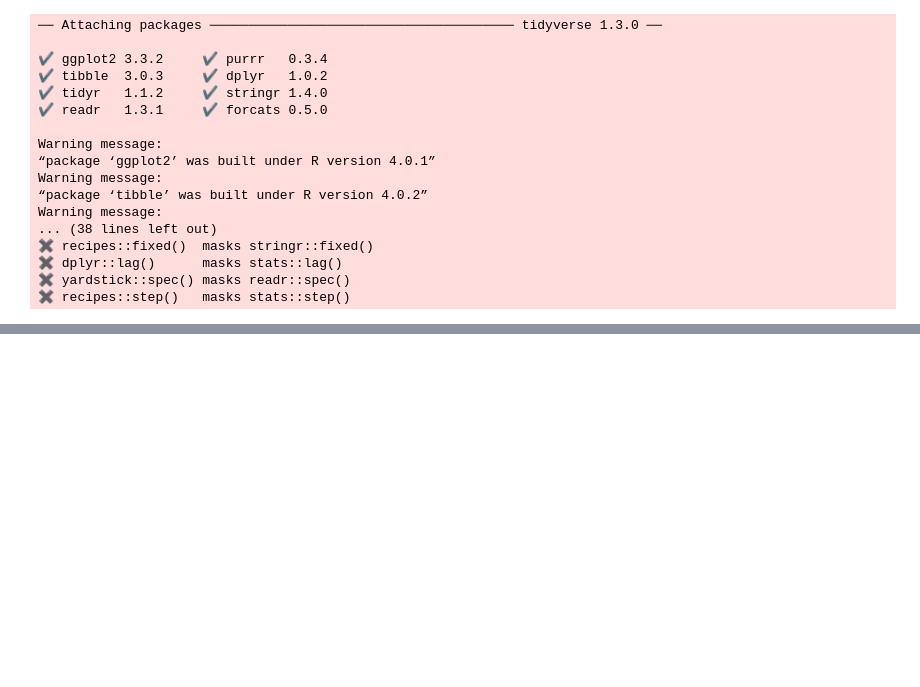
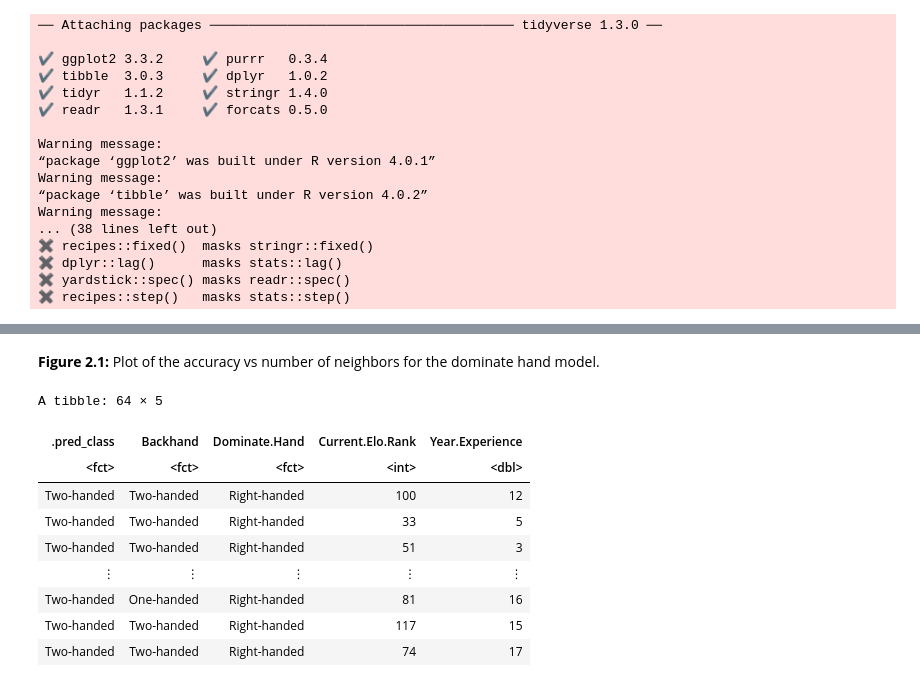
Before and after one commit to J4mesAcastor/group5_player_stats, a Jupyter notebook: Report.ipynb, the cells around one changed output, grey strips where cells are left out. Cells and saved outputs as stored; diff of their text form; code cells hidden in the pictures; blank space fills up the shorter version.

```diff
--- a/Report.ipynb
+++ b/Report.ipynb
@@ -212,3 +285,5 @@ dominate_accuracy_vs_k
+# %% [markdown]
+<b>Figure 2.1:</b> Plot of the accuracy vs number of neighbors for the dominate hand model.
 # %%
 set.seed(1234) # DO NOT REMOVE
 # Chose k = 12 for backhand, k = 5 for dominate hand
@@ -231,0 +323,13 @@ dominate_fit <- workflow() %>%
+# %%
+back_predictions
+# %% [output]
+A tibble: 64 × 5
+| .pred_class | Backhand | Dominate.Hand | Current.Elo.Rank | Year.Experience |
+| <fct> | <fct> | <fct> | <int> | <dbl> |
+| Two-handed | Two-handed | Right-handed | 100 | 12 |
+| Two-handed | Two-handed | Right-handed | 33 | 5 |
+| Two-handed | Two-handed | Right-handed | 51 | 3 |
+| ⋮ | ⋮ | ⋮ | ⋮ | ⋮ |
+| Two-handed | One-handed | Right-handed | 81 | 16 |
+| Two-handed | Two-handed | Right-handed | 117 | 15 |
+| Two-handed | Two-handed | Right-handed | 74 | 17 |
```
Also changed, not shown: parts of 37 cells of this notebook.
